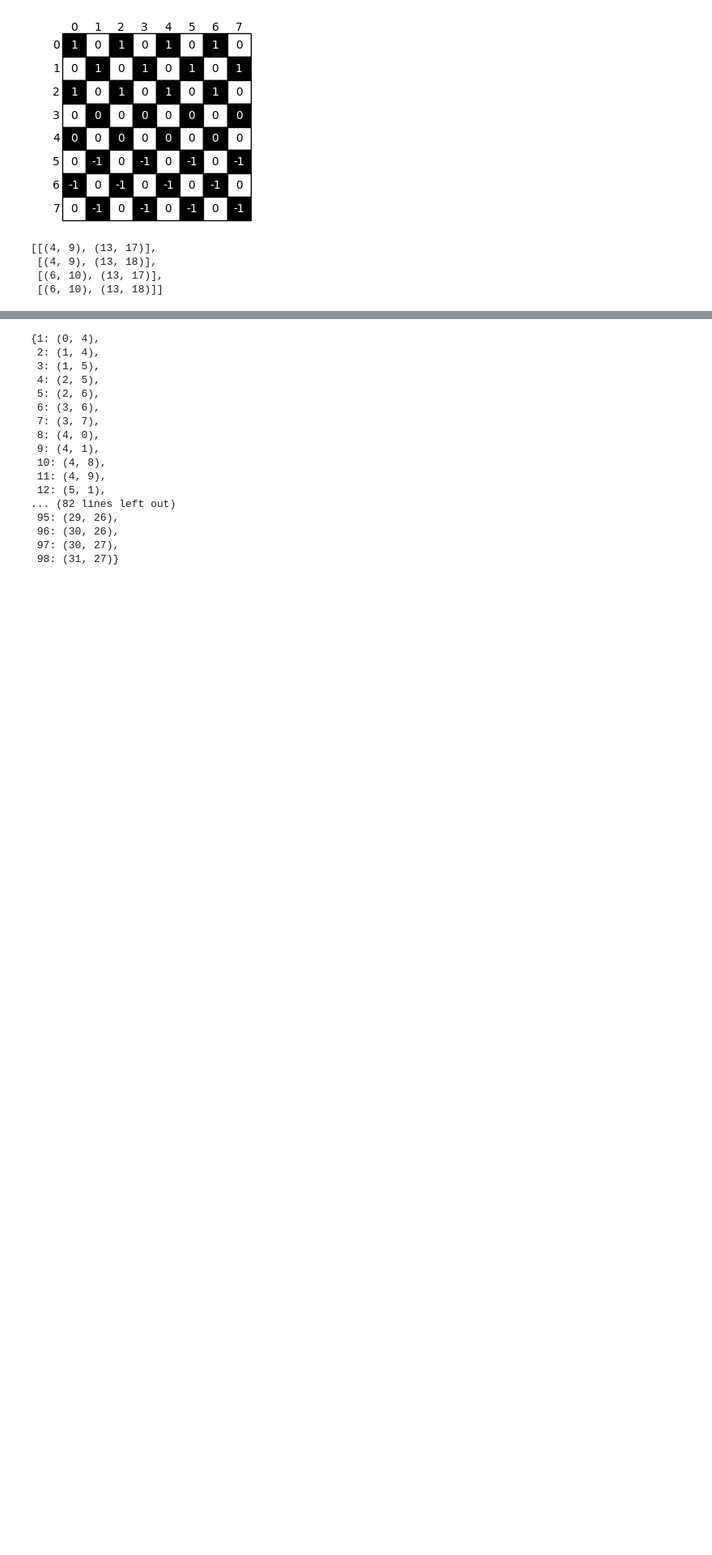
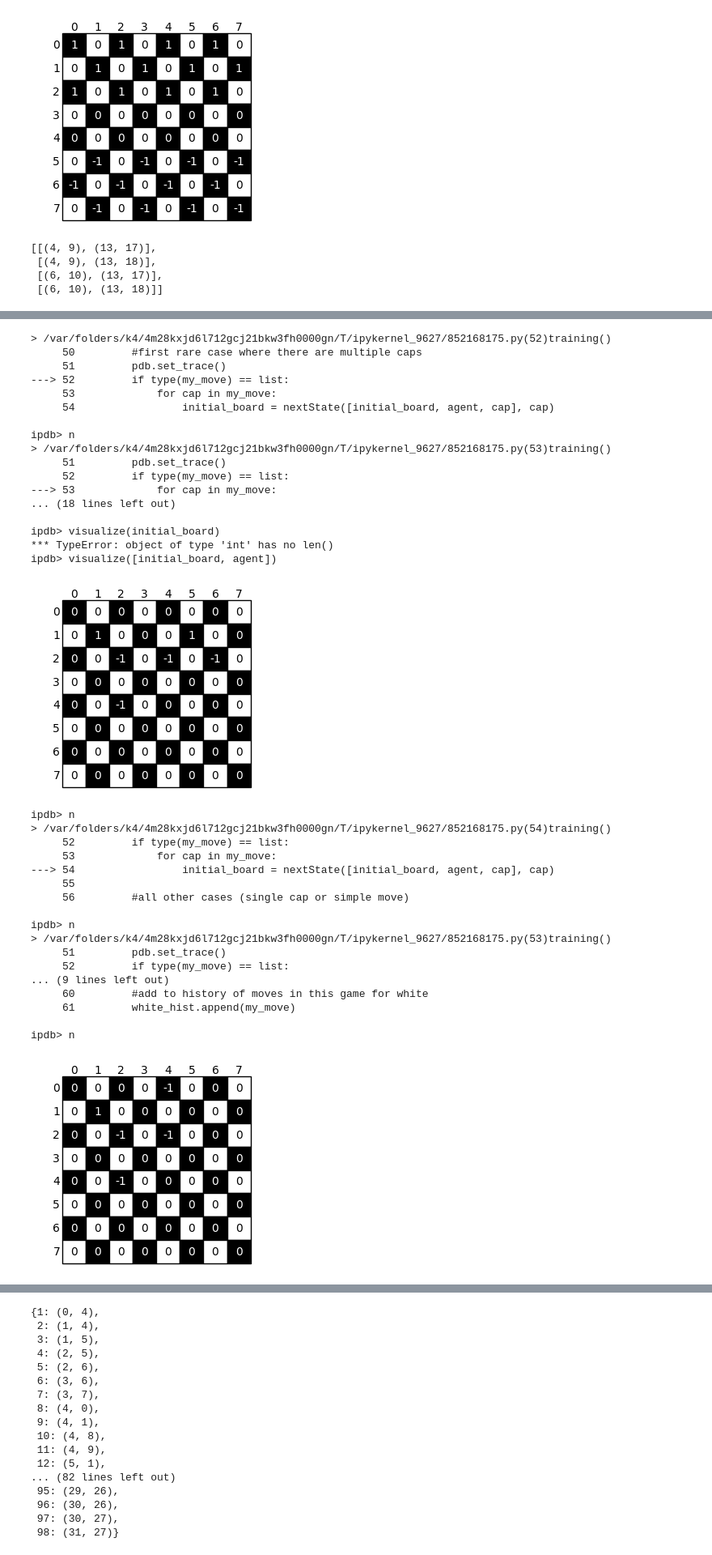
Before and after one commit to federicoschiaffino/Eldo, a Jupyter notebook: Eldo/Q Learning.ipynb, the cells around one changed output, grey strips where cells are left out. Shown at 81% size. Cells and saved outputs as stored; diff of their text form; code cells hidden in the pictures; blank space fills up the shorter version.

```diff
--- a/Eldo/Q Learning.ipynb
+++ b/Eldo/Q Learning.ipynb
@@ -127,0 +167,2 @@ action_space = [(0,4),#0
+# %%
+Q_white.loc[2] = 432
@@ -127,0 +179,5 @@ action_space = [(0,4),#0
+# %%
+b = np.array([ 0, 0, 0, 0, 0, 0, 0, 0, 0, 0, 0, 0, 0, 0, 0, 0,  0, 0, 0, 0,
+                0, 0, 0, 0, 0, 0, 0, 0, 0, 0, 0, 0,])
+
+b[0] = 1
@@ -127,0 +344,39 @@ action_space = [(0,4),#0
+# %%
+training(bb, -1)
+# %% [output]
+> /var/folders/k4/4m28kxjd6l712gcj21bkw3fh0000gn/T/ipykernel_9627/852168175.py(52)training()
+     50         #first rare case where there are multiple caps
+     51         pdb.set_trace()
+---> 52         if type(my_move) == list:
+     53             for cap in my_move:
+     54                 initial_board = nextState([initial_board, agent, cap], cap)
+
+ipdb> n
+> /var/folders/k4/4m28kxjd6l712gcj21bkw3fh0000gn/T/ipykernel_9627/852168175.py(53)training()
+     51         pdb.set_trace()
+     52         if type(my_move) == list:
+---> 53             for cap in my_move:
+... (18 lines left out)
+
+ipdb> visualize(initial_board)
+*** TypeError: object of type 'int' has no len()
+ipdb> visualize([initial_board, agent])
+[figure, added]
+ipdb> n
+> /var/folders/k4/4m28kxjd6l712gcj21bkw3fh0000gn/T/ipykernel_9627/852168175.py(54)training()
+     52         if type(my_move) == list:
+     53             for cap in my_move:
+---> 54                 initial_board = nextState([initial_board, agent, cap], cap)
+     55
+     56         #all other cases (single cap or simple move)
+
+ipdb> n
+> /var/folders/k4/4m28kxjd6l712gcj21bkw3fh0000gn/T/ipykernel_9627/852168175.py(53)training()
+     51         pdb.set_trace()
+     52         if type(my_move) == list:
+... (9 lines left out)
+     60         #add to history of moves in this game for white
+     61         white_hist.append(my_move)
+
+ipdb> n
+[figure, added]
```
Also changed, not shown: parts of 49 cells of this notebook, 2 other files.
